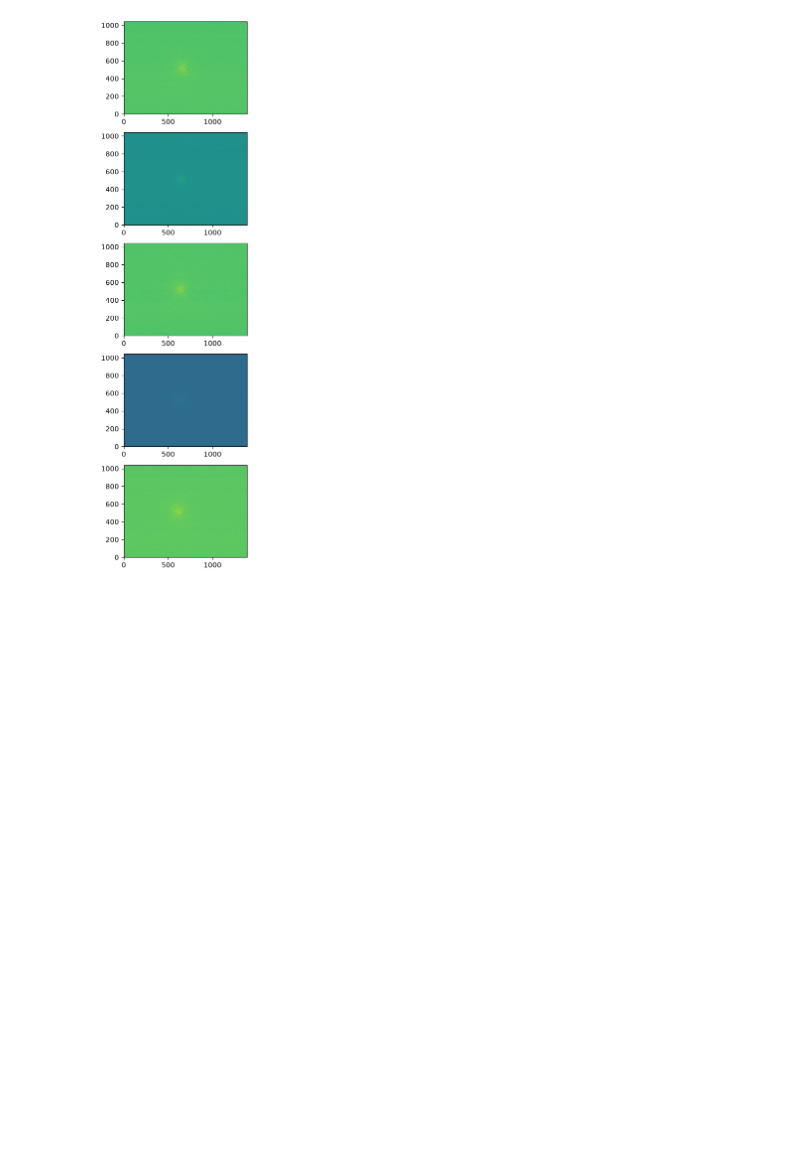
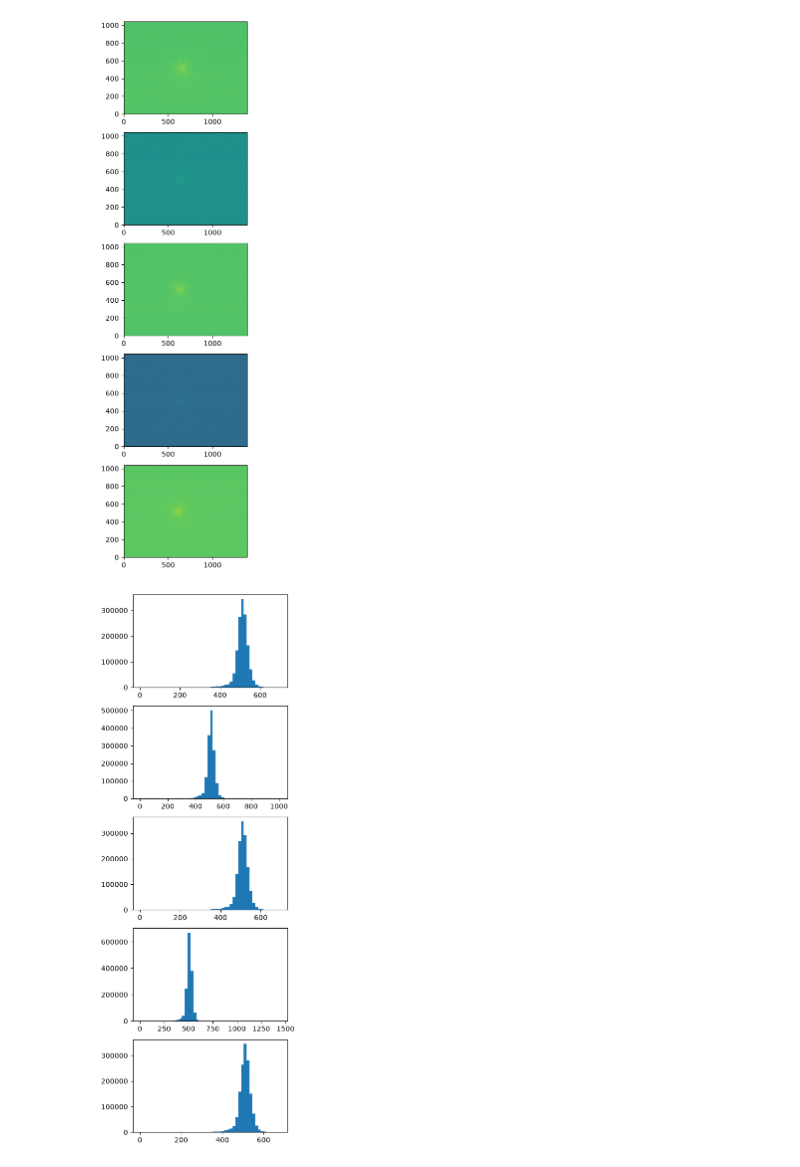
Before and after one commit to Block524/cassidy, a Jupyter notebook: homework10/fits.ipynb, the cells around one changed output. Drawn from its saved outputs; the diff is of its cells as text; code cells hidden in the pictures; blank space fills up the shorter version.

```diff
--- a/homework10/fits.ipynb
+++ b/homework10/fits.ipynb
@@ -19,4 +20,12 @@ for i in range(0, 5):
 plt.show()
 # %% [output]
 [figure]
+# %%
+figs, axes = plt.subplots(5, 1, figsize = (4, 14))
+for i in range(0, 5):
+    axes[i].hist(data_list[i].ravel(), bins = 50)
+
+plt.show()
+# %% [output]
+[figure, added]
 # %%
```
Also changed, not shown: parts of 3 cells of this notebook.
